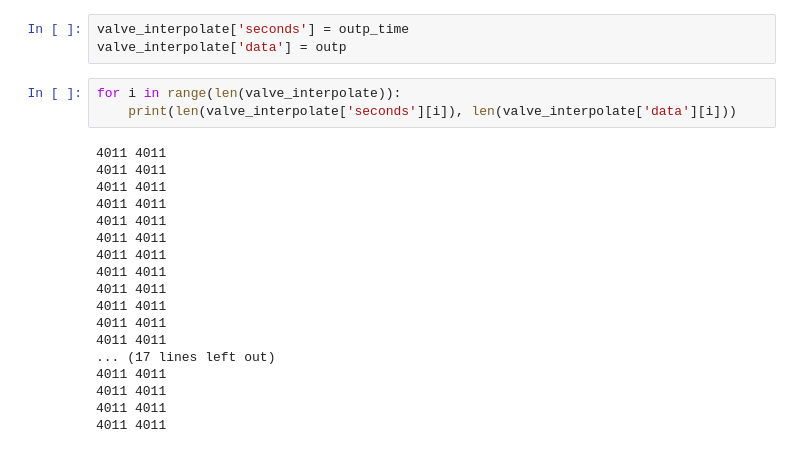
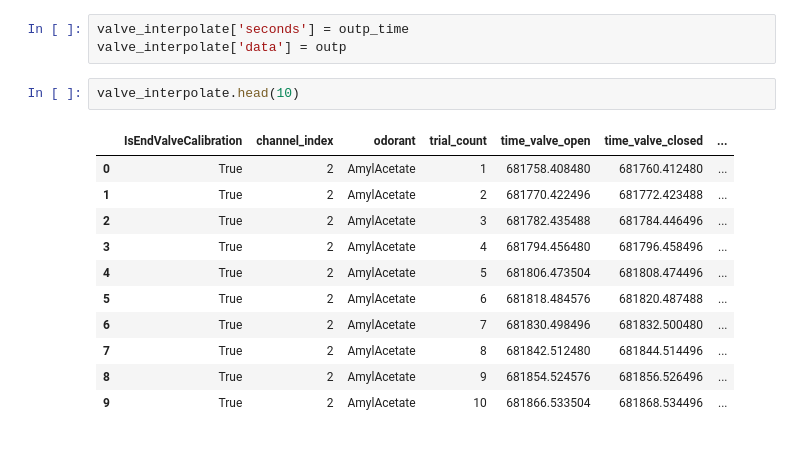
Before and after one commit to AllenNeuralDynamics/aind-behavior-rig-calibration, a Jupyter notebook: examples/olfacto_second_attempt.ipynb, the cells around one changed output. Cells and saved outputs as stored; diff of their text form.

```diff
--- a/examples/olfacto_second_attempt.ipynb
+++ b/examples/olfacto_second_attempt.ipynb
@@ -262,24 +264,17 @@ for i in valve_interpolate['data']:
 # %%
 valve_interpolate['seconds'] = outp_time
 valve_interpolate['data'] = outp
-# %%
-for i in range(len(valve_interpolate)):
-    print(len(valve_interpolate['seconds'][i]), len(valve_interpolate['data'][i]))
-# %% [output]
-4011 4011
-4011 4011
-4011 4011
-4011 4011
-4011 4011
-4011 4011
-4011 4011
-4011 4011
-4011 4011
-4011 4011
-4011 4011
-4011 4011
-... (17 lines left out)
-4011 4011
-4011 4011
-4011 4011
-4011 4011
+# %%
+valve_interpolate.head(10)
+# %% [output]
+|  | IsEndValveCalibration | channel_index | odorant | trial_count | time_valve_open | time_valve_closed | ... |
+| 0 | True | 2 | AmylAcetate | 1 | 681758.408480 | 681760.412480 | ... |
+| 1 | True | 2 | AmylAcetate | 2 | 681770.422496 | 681772.423488 | ... |
+| 2 | True | 2 | AmylAcetate | 3 | 681782.435488 | 681784.446496 | ... |
+| 3 | True | 2 | AmylAcetate | 4 | 681794.456480 | 681796.458496 | ... |
+| 4 | True | 2 | AmylAcetate | 5 | 681806.473504 | 681808.474496 | ... |
+| 5 | True | 2 | AmylAcetate | 6 | 681818.484576 | 681820.487488 | ... |
+| 6 | True | 2 | AmylAcetate | 7 | 681830.498496 | 681832.500480 | ... |
+| 7 | True | 2 | AmylAcetate | 8 | 681842.512480 | 681844.514496 | ... |
+| 8 | True | 2 | AmylAcetate | 9 | 681854.524576 | 681856.526496 | ... |
+| 9 | True | 2 | AmylAcetate | 10 | 681866.533504 | 681868.534496 | ... |
```
Also changed, not shown: parts of 6 cells of this notebook.
